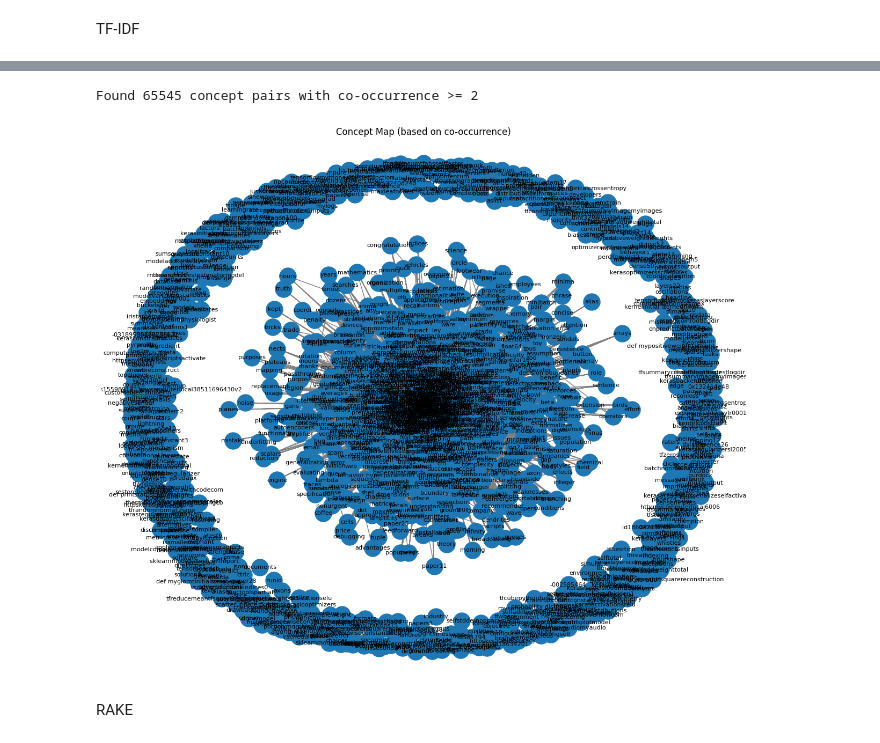
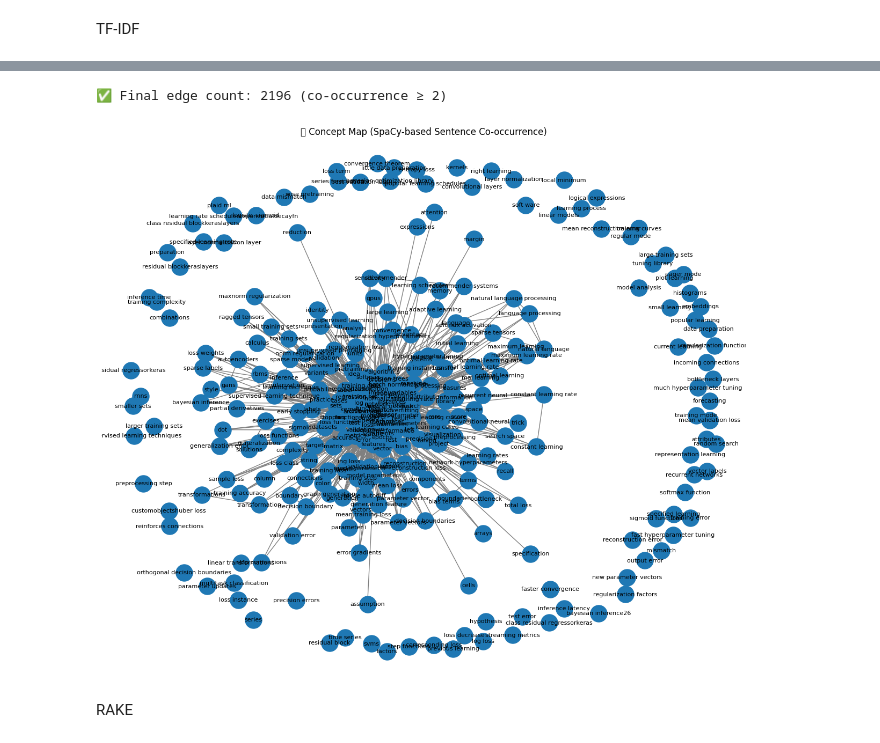
Before and after one commit to skpatel0813/keyword-KeyPhraseExtraction, a Jupyter notebook: TermProject.ipynb, the cells around one changed output, grey strips where cells are left out. Cells and saved outputs as stored; diff of their text form; code cells hidden in the pictures.

```diff
--- a/TermProject.ipynb
+++ b/TermProject.ipynb
@@ -206,8 +215,13 @@ from sklearn.linear_model import LogisticRegression
 from sklearn.model_selection import train_test_split
 from sklearn.metrics import classification_report
 
+# Sanity check
+assert X.shape[0] == len(y), "[!] Feature and label size mismatch!"
+
 # Split data
-X_train, X_val, y_train, y_val = train_test_split(X, y, test_size=0.2, random_state=42)
+X_train, X_val, y_train, y_val = train_test_split(
+    X, y, test_size=0.2, random_state=42, stratify=y
+)
 
 # Train classifier with class balancing
 clf = LogisticRegression(max_iter=1000, class_weight='balanced')
@@ -215,6 +229,7 @@ clf.fit(X_train, y_train)
 
 # Predict and evaluate
 y_pred = clf.predict(X_val)
-print("Classification Report:\n")
-print(classification_report(y_val, y_pred, target_names=['Not Concept', 'Concept']))
+
+print("\nClassification Report (Validation Set):\n")
+print(classification_report(y_val, y_pred, target_names=["Not Concept", "Concept"]))
 # %% [output]
@@ -252,25 +287,46 @@ Extracted 1796 predicted key concepts from test chapters.
 # %%
+# --- STEP 5: Build Co-occurrence Graph from Predicted Concepts ---
+import networkx as nx
+import matplotlib.pyplot as plt
+from collections import defaultdict
 from itertools import combinations
-from collections import defaultdict
 import nltk
-nltk.download('punkt')
+nltk.download('punkt_tab')
 from nltk import sent_tokenize
 
-# Co-occurrence map: concept pairs within same sentence
+# Extract co-occurrence edges based on sentence-level matching
 co_occurrence_edges = defaultdict(int)
 
+# Search co-occurrence within each sentence of test text
 for text in test_texts:
     sentences = sent_tokenize(text)
     for sent in sentences:
         sent = sent.lower()
-        present_concepts = [c for c in predicted_concepts if c in sent]
-        for c1, c2 in combinations(set(present_concepts), 2):
+        present = [c for c in predicted_concepts if c in sent]
+        for c1, c2 in combinations(set(present), 2):
             pair = tuple(sorted([c1, c2]))
             co_occurrence_edges[pair] += 1
 
-# Filter pairs with at least N co-occurrences
+# Filter edges with minimum threshold
 min_threshold = 2
 final_edges = {pair: count for pair, count in co_occurrence_edges.items() if count >= min_threshold}
 
-print(f"Found {len(final_edges)} concept pairs with co-occurrence >= {min_threshold}")
+print(f" Final edge count: {len(final_edges)} (co-occurrence ≥ {min_threshold})")
+
+# --- Build and visualize the graph ---
+G = nx.Graph()
+
+# Add nodes (concepts)
+G.add_nodes_from(predicted_concepts)
+
+# Add edges (with weights)
+for (c1, c2), weight in final_edges.items():
+    G.add_edge(c1, c2, weight=weight)
+
+# Draw graph
+plt.figure(figsize=(12, 10))
+pos = nx.spring_layout(G, k=0.5, seed=42)
+nx.draw(G, pos, with_labels=True, node_size=500, font_size=8, edge_color='gray')
+plt.title("🧠 Concept Map (SpaCy-based Sentence Co-occurrence)")
+plt.show()
 # %% [output]
@@ -279,26 +335,4 @@ print(f"Found {len(final_edges)} concept pairs with co-occurrence >= {min_thresh
-Found 65545 concept pairs with co-occurrence >= 2
+✅ Final edge count: 2196 (co-occurrence ≥ 2)
+[figure, added]
-# %%
-import networkx as nx
-import matplotlib.pyplot as plt
-
-# Build undirected graph
-G = nx.Graph()
-
-# Add nodes
-for concept in predicted_concepts:
-    G.add_node(concept)
-
-# Add edges with weights
-for (c1, c2), weight in final_edges.items():
-    G.add_edge(c1, c2, weight=weight)
-
-# Draw the graph
-plt.figure(figsize=(12, 10))
-pos = nx.spring_layout(G, k=0.5)
-nx.draw(G, pos, with_labels=True, node_size=500, font_size=8, edge_color='gray')
-plt.title("Concept Map (based on co-occurrence)")
-plt.show()
-# %% [output]
-[figure, removed]
 # %% [markdown]
 RAKE
```
Also changed, not shown: parts of 24 cells of this notebook.
